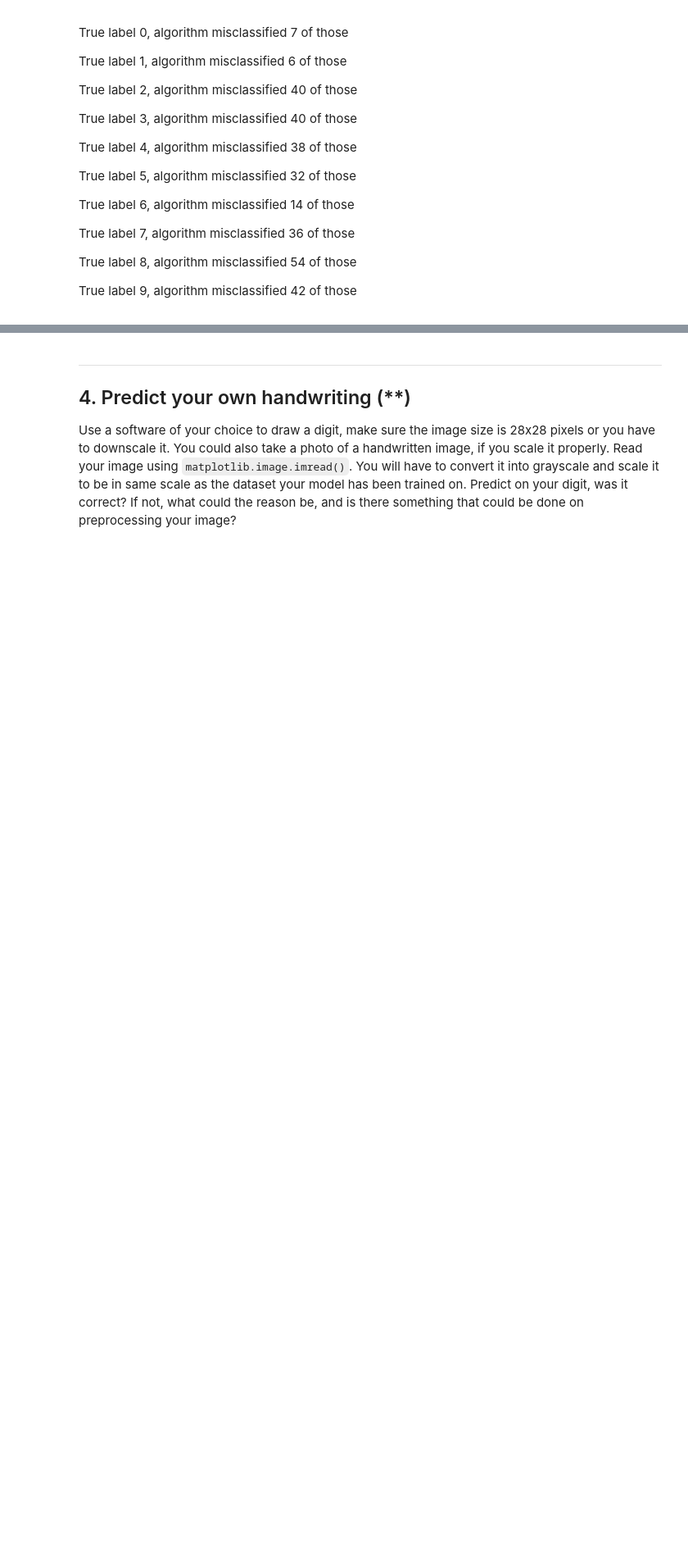
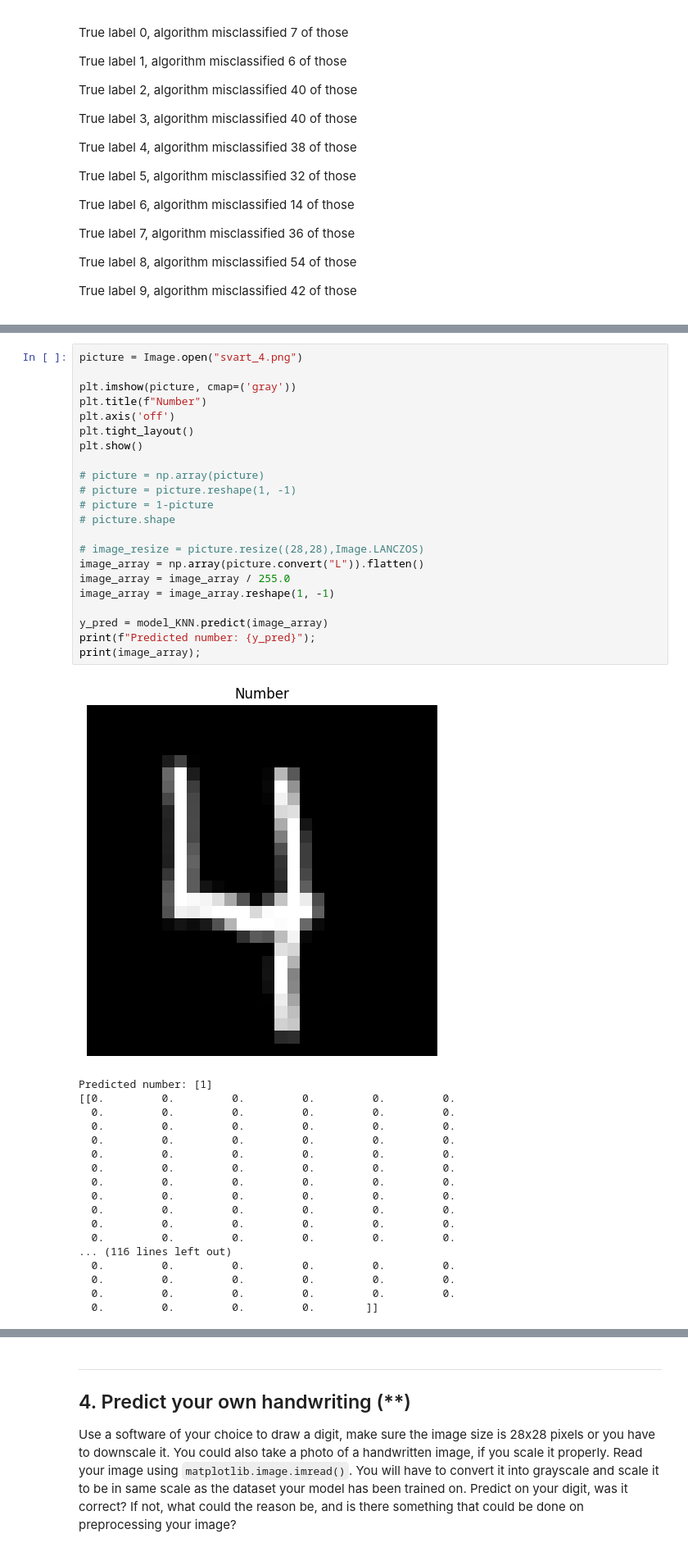
Before and after one commit to MrEcE0046/Machine-Learning, a Jupyter notebook: EX/E03_KNN.ipynb, the cells around one changed output, grey strips where cells are left out. Shown at 82% size. Cells and saved outputs as stored; diff of their text form; folded sections open; blank space fills up the shorter version.

```diff
--- a/EX/E03_KNN.ipynb
+++ b/EX/E03_KNN.ipynb
@@ -165,0 +272,41 @@ True label 9, algorithm misclassified 42 of those
+# %%
+picture = Image.open("svart_4.png")
+
+plt.imshow(picture, cmap=('gray'))
+plt.title(f"Number")
+plt.axis('off')
+plt.tight_layout()
+plt.show()
+
+# picture = np.array(picture)
+# picture = picture.reshape(1, -1)
+# picture = 1-picture
+# picture.shape
+
+# image_resize = picture.resize((28,28),Image.LANCZOS)
+image_array = np.array(picture.convert("L")).flatten()
+image_array = image_array / 255.0
+image_array = image_array.reshape(1, -1)
+
+y_pred = model_KNN.predict(image_array)
+print(f"Predicted number: {y_pred}");
+print(image_array);
+# %% [output]
+[figure, added]
+Predicted number: [1]
+[[0.         0.         0.         0.         0.         0.
+  0.         0.         0.         0.         0.         0.
+  0.         0.         0.         0.         0.         0.
+  0.         0.         0.         0.         0.         0.
+  0.         0.         0.         0.         0.         0.
+  0.         0.         0.         0.         0.         0.
+  0.         0.         0.         0.         0.         0.
+  0.         0.         0.         0.         0.         0.
+  0.         0.         0.         0.         0.         0.
+  0.         0.         0.         0.         0.         0.
+  0.         0.         0.         0.         0.         0.
+... (116 lines left out)
+  0.         0.         0.         0.         0.         0.
+  0.         0.         0.         0.         0.         0.
+  0.         0.         0.         0.         0.         0.
+  0.         0.         0.         0.        ]]
```
Also changed, not shown: parts of 146 cells of this notebook, 4 other files.
